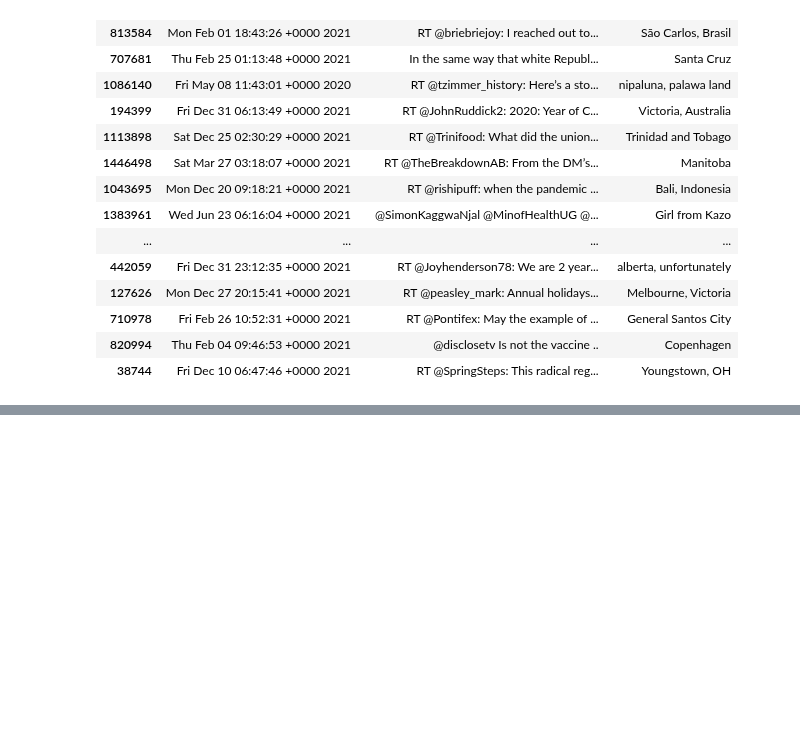
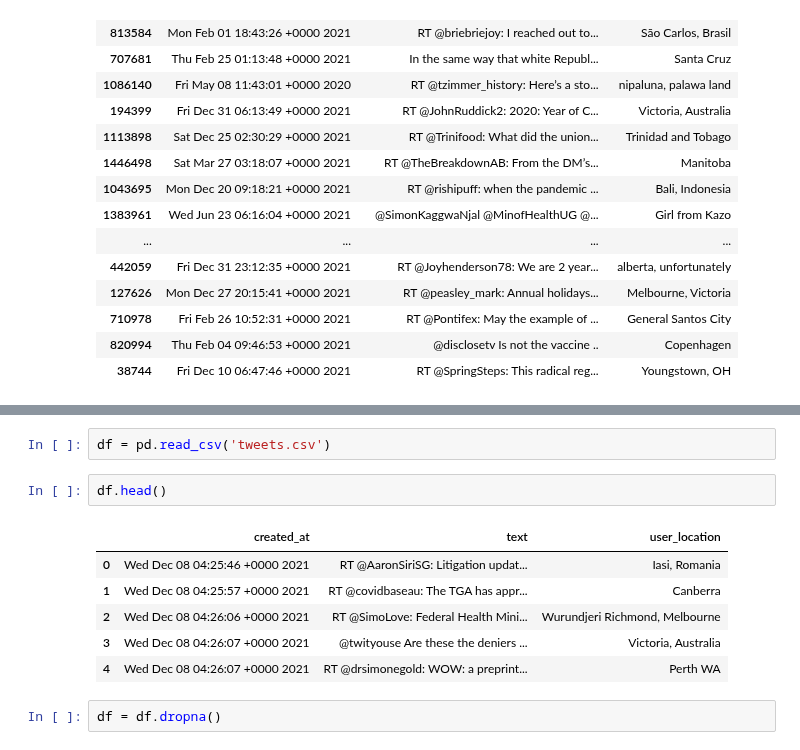
Before and after one commit to kyleoneil/MLProjs, a Jupyter notebook: covid_19_tweet_sentiments/covid_19_tweet_sentiment_analysis.ipynb, the cells around one changed output, grey strips where cells are left out. Saved outputs shown, nothing was run; the diff lists cells and outputs as text; blank space fills up the shorter version.

```diff
--- a/covid_19_tweet_sentiments/covid_19_tweet_sentiment_analysis.ipynb
+++ b/covid_19_tweet_sentiments/covid_19_tweet_sentiment_analysis.ipynb
@@ -193,0 +218,13 @@ Random rows from                              created_at  \
+# %%
+df = pd.read_csv('tweets.csv')
+# %%
+df.head()
+# %% [output]
+|  | created_at | text | user_location |
+| 0 | Wed Dec 08 04:25:46 +0000 2021 | RT @AaronSiriSG: Litigation updat... | Iasi, Romania |
+| 1 | Wed Dec 08 04:25:57 +0000 2021 | RT @covidbaseau: The TGA has appr... | Canberra |
+| 2 | Wed Dec 08 04:26:06 +0000 2021 | RT @SimoLove: Federal Health Mini... | Wurundjeri Richmond, Melbourne |
+| 3 | Wed Dec 08 04:26:07 +0000 2021 | @twityouse Are these the deniers ... | Victoria, Australia |
+| 4 | Wed Dec 08 04:26:07 +0000 2021 | RT @drsimonegold: WOW: a preprint... | Perth WA |
+# %%
+df = df.dropna()
```
Also changed, not shown: parts of 23 cells of this notebook.
